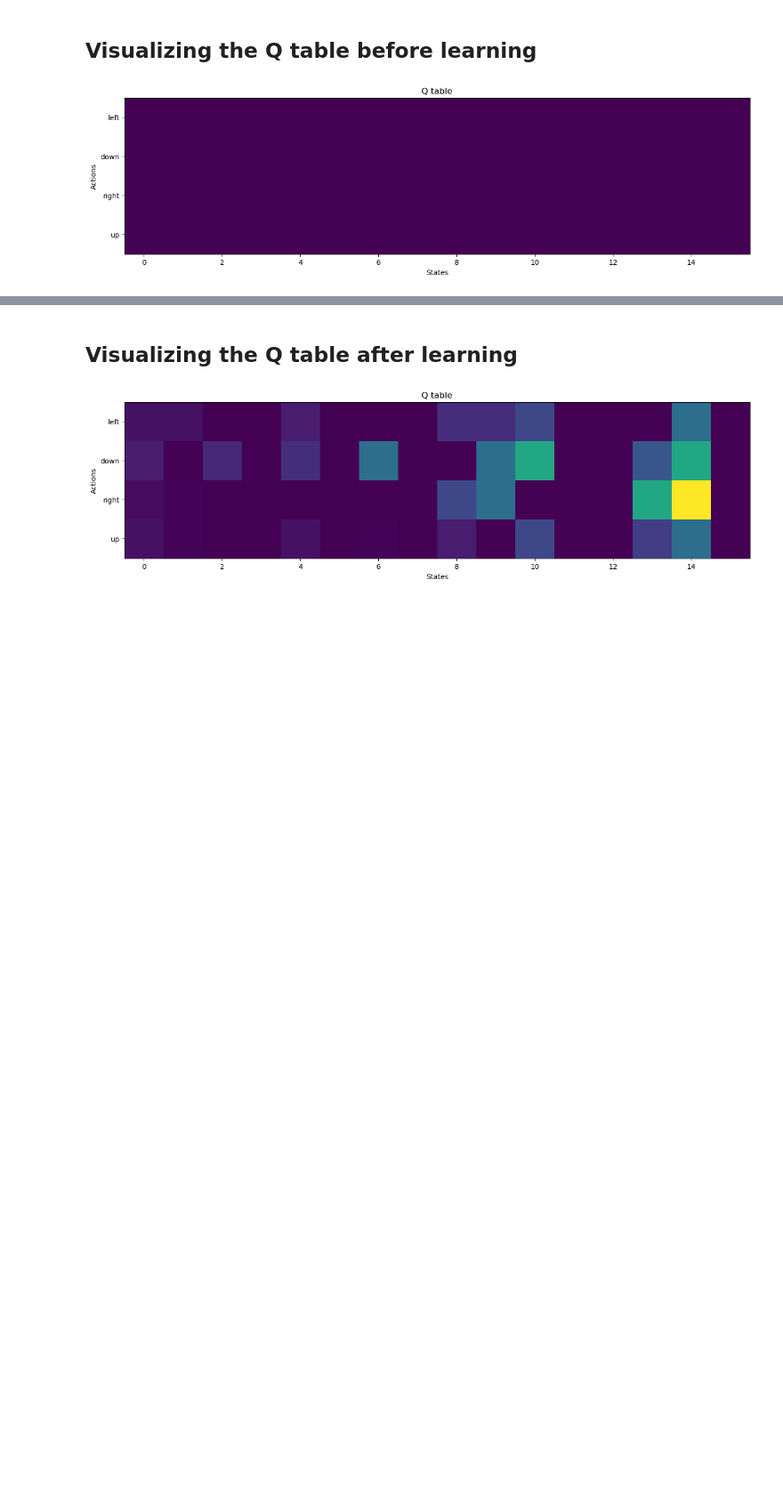
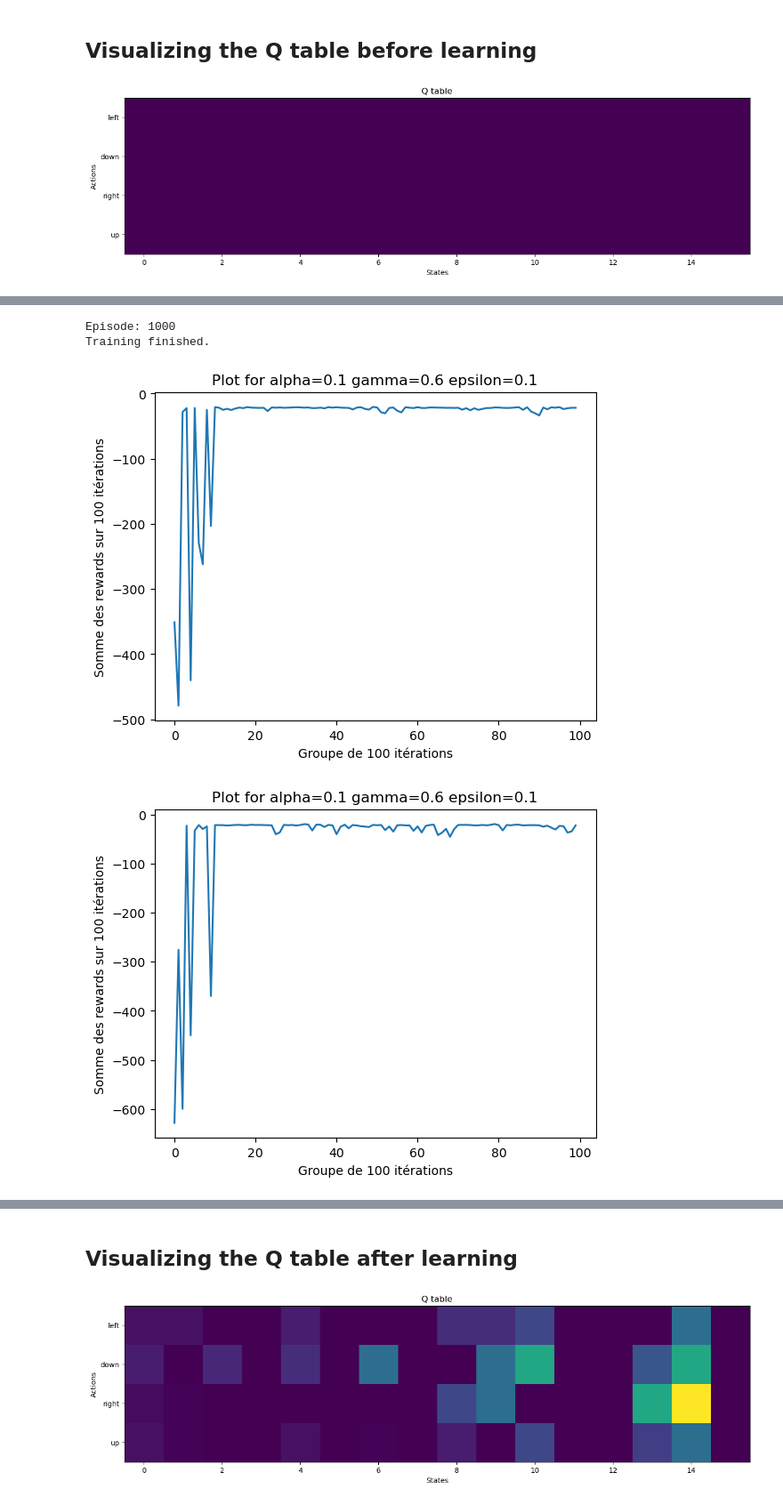
Before and after one commit to Raynobrak/heigvd-labos-min, a Jupyter notebook: PW2/1_q_learning_frozen_lake.ipynb, the cells around one changed output, grey strips where cells are left out. Shown: that part at 89% size. Saved outputs shown, nothing was run; the diff lists cells and outputs as text; code cells hidden in the pictures; blank space fills up the shorter version.

```diff
--- a/PW2/1_q_learning_frozen_lake.ipynb
+++ b/PW2/1_q_learning_frozen_lake.ipynb
@@ -61,6 +63,8 @@ if False:                          # change this to True if you want to create a
                    map_name='5x5',
                    render_mode='ansi',
                    is_slippery=False).env
+# %%
+env = CustomFrozenLakeEnv(map_name="4x4", is_slippery=False, render_mode="ansi")
 # %%
 def print_frames(frames):
     for i, frame in enumerate(frames):
@@ -88,7 +92,7 @@ frames = [] # for animation
 
 done = False
 
-while reward == 0:
+while reward <= 0:
     action = env.action_space.sample()
     state, reward, done, _, _ = env.step(action)
 
@@ -231,0 +239,11 @@ Text(0, 0.5, 'Somme des rewards sur 100 itérations')
+# %%
+test_hyperparams(DEFAULT_ALPHA, DEFAULT_GAMMA, DEFAULT_EPSILON)
+
+for alpha in [DEFAULT_ALPHA, 0.05, 0.01]:
+    for gamma in [DEFAULT_GAMMA, 0.9]:
+        test_hyperparams(alpha, gamma, DEFAULT_EPSILON)
+# %% [output]
+Episode: 1000
+Training finished.
+[figure, added]
+[figure, added]
```
Also changed, not shown: parts of 5 cells of this notebook, 1 other file.
